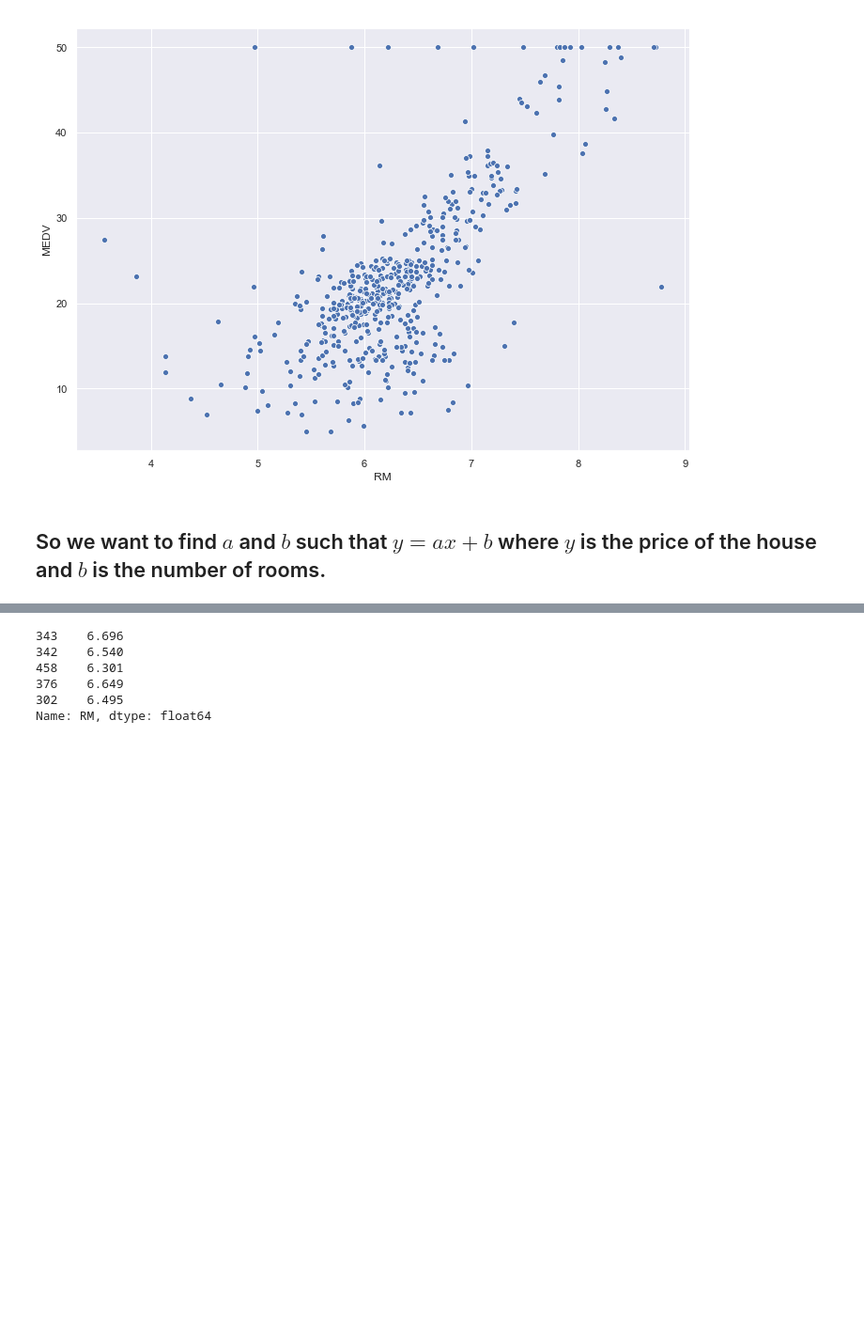
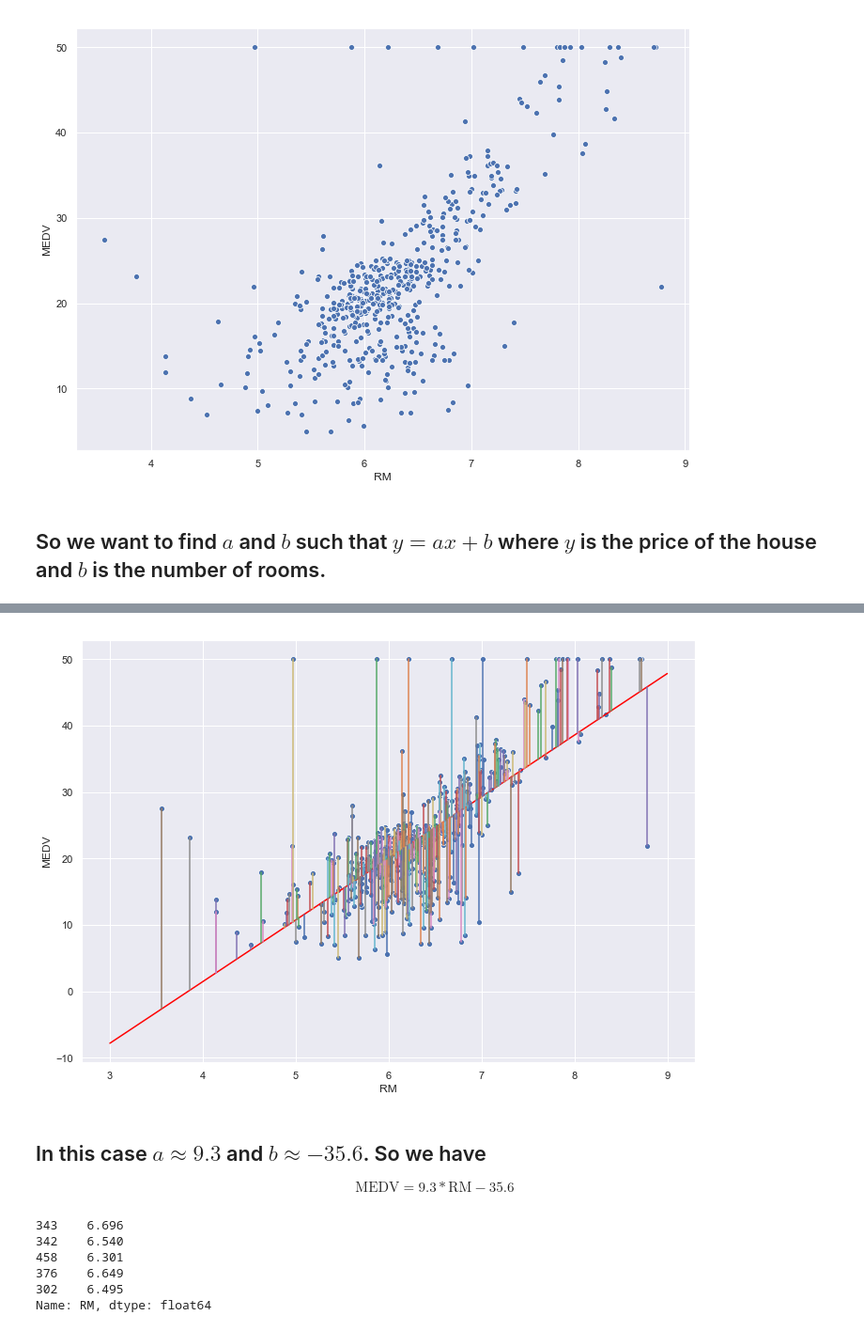
Before and after one commit to mjmoran123/mmc2019, a Jupyter notebook: ml_talk.ipynb, the cells around one changed output, grey strips where cells are left out. Shown at 94% size. Saved outputs shown, nothing was run; the diff lists cells and outputs as text; code cells hidden in the pictures; blank space fills up the shorter version.

```diff
--- a/ml_talk.ipynb
+++ b/ml_talk.ipynb
@@ -155,3 +155,16 @@ ax = sns.scatterplot(x="RM", y="MEDV", data=only_rooms_df)
+# %%
+dataset = boston_df
+ax = sns.scatterplot(x="RM", y="MEDV", data=dataset)
+x = np.linspace(3, 9, 1000)
+ax.plot(x, 9.274 * x - 35.64, color='red')
+
+for row in dataset.itertuples():
+    ax.plot([row.RM, row.RM], [row.MEDV, 9.274 * row.RM - 35.64])
+# %% [output]
+[figure, added]
+# %% [markdown]
+## In this case $a \approx 9.3$ and $b \approx -35.6$. So we have
+$$ \text{MEDV} = 9.3 * \text{RM} - 35.6 $$
 # %%
 X_train, X_test, Y_train, Y_test = train_test_split(X, Y, test_size = 0.25, random_state=666)
 # %%
```
Also changed, not shown: parts of 40 cells of this notebook.
